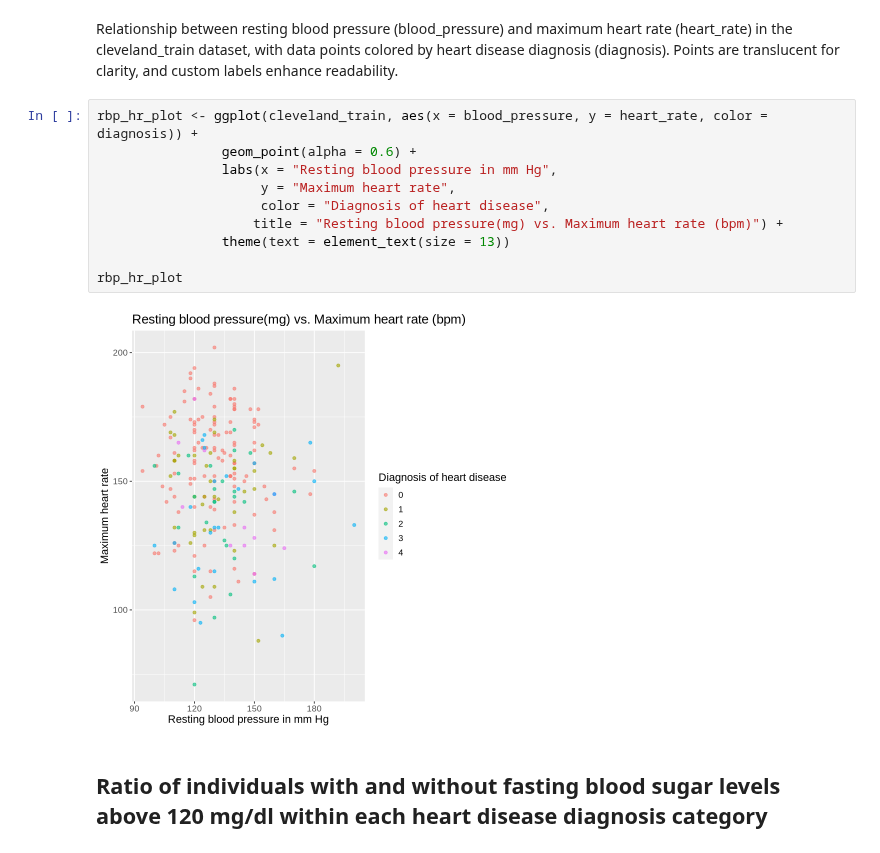
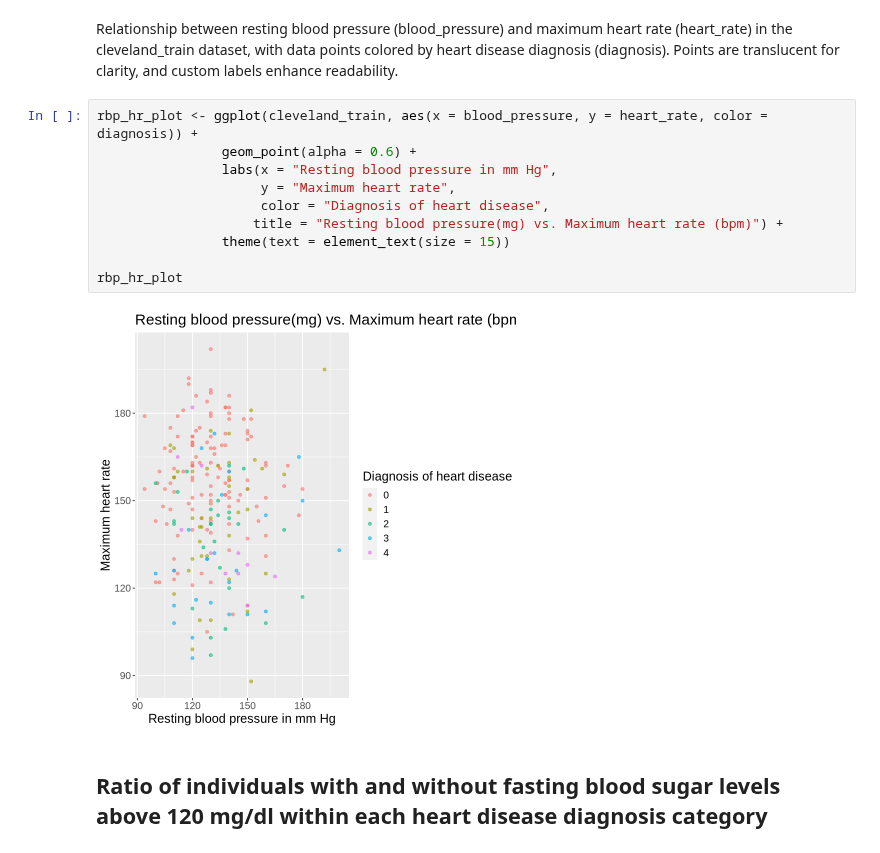
Before and after one commit to Git-Aarya/Heart-Disease-Predictor, a Jupyter notebook: project_proposal_analysis.ipynb, the cells around one changed output. Cells and saved outputs as stored; diff of their text form.

```diff
--- a/project_proposal_analysis.ipynb
+++ b/project_proposal_analysis.ipynb
@@ -182,15 +182,15 @@ Relationship between resting blood pressure (blood_pressure) and maximum heart r
 # %%
 rbp_hr_plot <- ggplot(cleveland_train, aes(x = blood_pressure, y = heart_rate, color = diagnosis)) +
                 geom_point(alpha = 0.6) +
                 labs(x = "Resting blood pressure in mm Hg",
                      y = "Maximum heart rate",
                      color = "Diagnosis of heart disease",
                     title = "Resting blood pressure(mg) vs. Maximum heart rate (bpm)") +
-                theme(text = element_text(size = 13))
+                theme(text = element_text(size = 15))
 
 rbp_hr_plot
 # %% [output]
-[figure, old version]
+[figure, new version]
 # %% [markdown]
 ## Ratio of individuals with and without fasting blood sugar levels above 120 mg/dl within each heart disease diagnosis category
 # %% [markdown]
```
Also changed, not shown: parts of 4 cells of this notebook.
